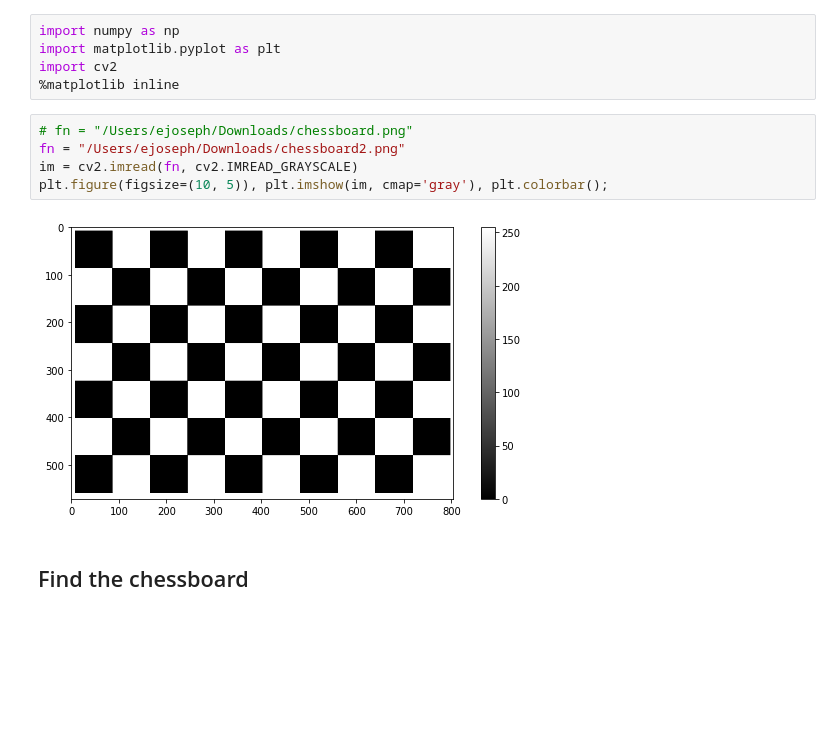
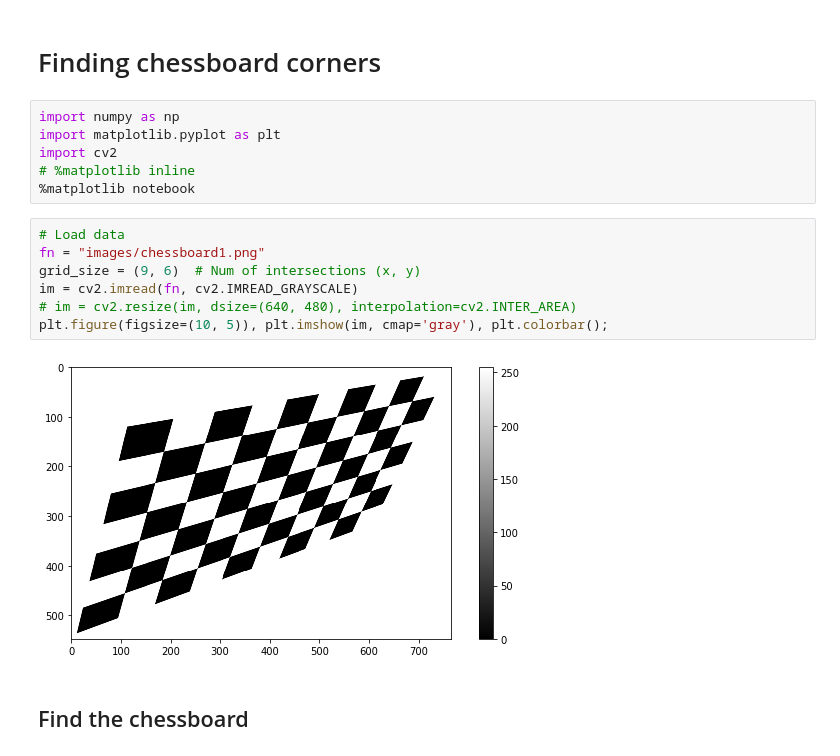
Before and after one commit to eladj/notebooks, a Jupyter notebook: chessboard.ipynb, the cells around one changed output. Cells and saved outputs as stored; diff of their text form; blank space fills up the shorter version.

```diff
--- a/chessboard.ipynb
+++ b/chessboard.ipynb
@@ -1,15 +1,20 @@
+# %% [markdown]
+# Finding chessboard corners
 # %%
 import numpy as np
 import matplotlib.pyplot as plt
 import cv2
-%matplotlib inline
+# %matplotlib inline
+%matplotlib notebook
 # %%
-# fn = "/Users/ejoseph/Downloads/chessboard.png"
-fn = "/Users/ejoseph/Downloads/chessboard2.png"
+# Load data
+fn = "images/chessboard1.png"
+grid_size = (9, 6)  # Num of intersections (x, y)
 im = cv2.imread(fn, cv2.IMREAD_GRAYSCALE)
+# im = cv2.resize(im, dsize=(640, 480), interpolation=cv2.INTER_AREA)
 plt.figure(figsize=(10, 5)), plt.imshow(im, cmap='gray'), plt.colorbar();
 # %% [output]
-[figure, old version]
+[figure, new version]
 # %% [markdown]
 ## Find the chessboard
 # %% [markdown]
```
Also changed, not shown: parts of 21 cells of this notebook, 1 other file.
